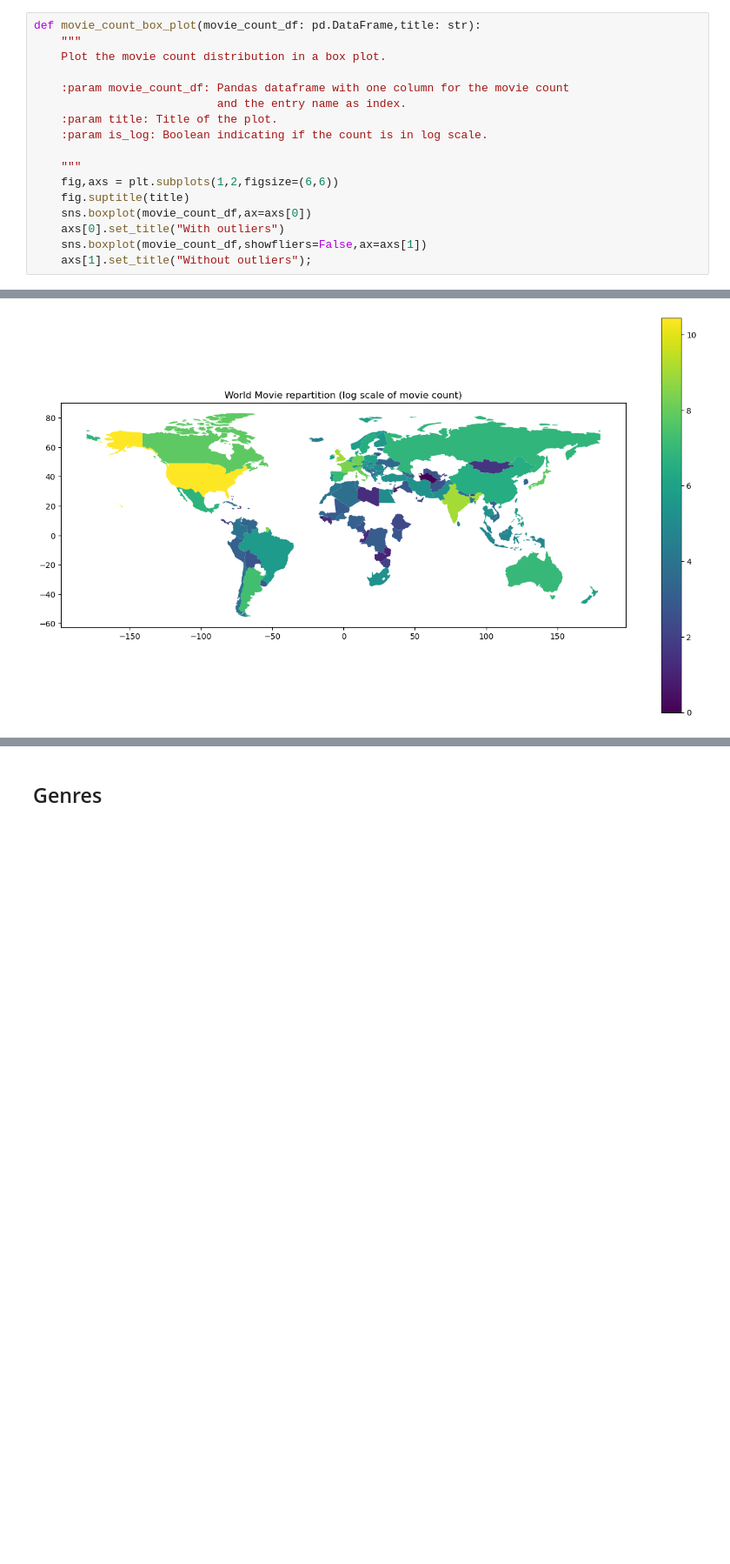
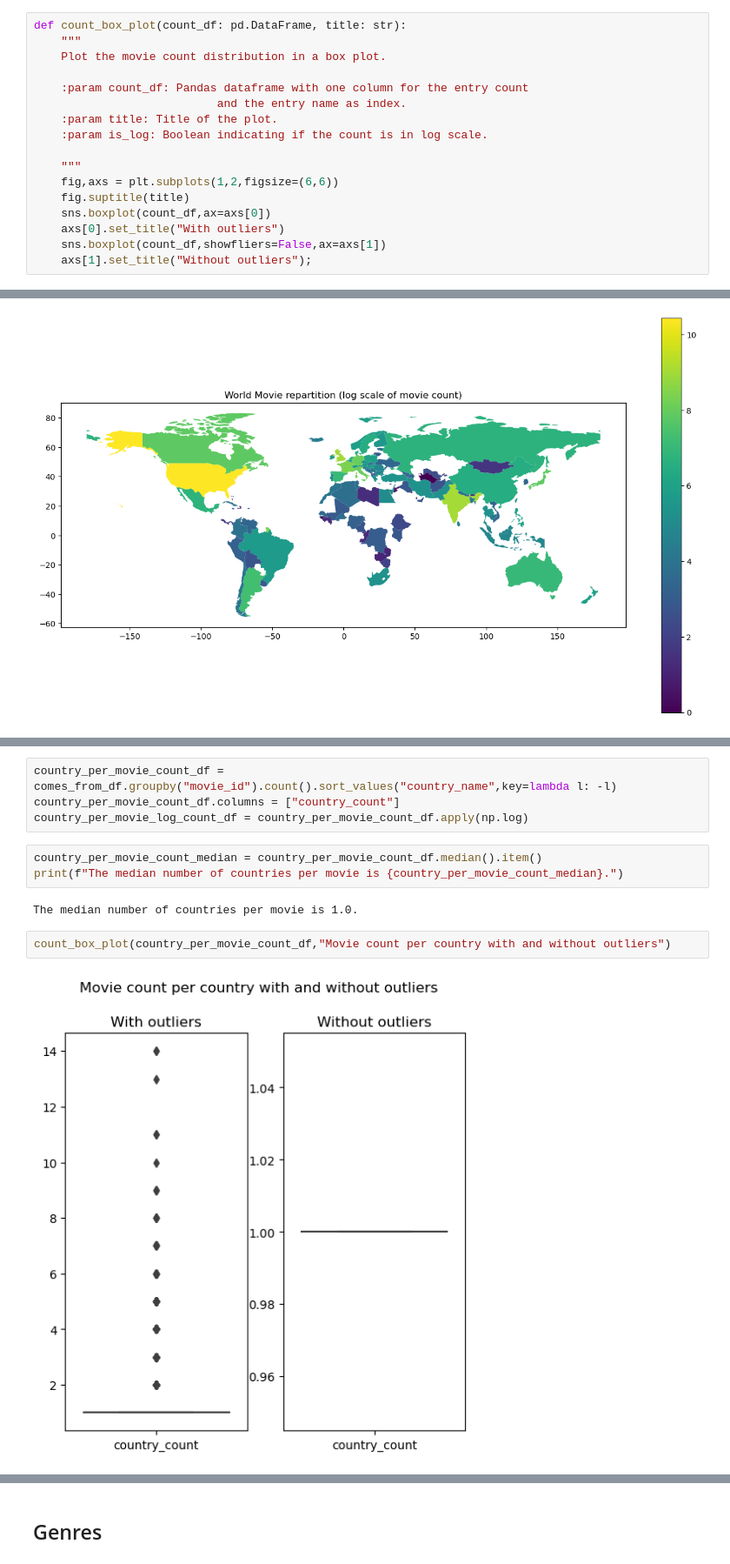
Before and after one commit to epfl-ada/ada-2022-project-zozoz, a Jupyter notebook: src/eda/data_inspection.ipynb, the cells around one changed output, grey strips where cells are left out. Shown at 87% size. Saved outputs shown, nothing was run; the diff lists cells and outputs as text; blank space fills up the shorter version.

```diff
--- a/src/eda/data_inspection.ipynb
+++ b/src/eda/data_inspection.ipynb
@@ -103,11 +103,11 @@ def movie_count_bar_plot(movie_count_df: pd.DataFrame,title: str,is_log=False):
     else:
         ax.set_xlabel("Movie number");
 # %%
-def movie_count_box_plot(movie_count_df: pd.DataFrame,title: str):
+def count_box_plot(count_df: pd.DataFrame, title: str):
     """
     Plot the movie count distribution in a box plot.
 
-    :param movie_count_df: Pandas dataframe with one column for the movie count
+    :param count_df: Pandas dataframe with one column for the entry count
                            and the entry name as index.
     :param title: Title of the plot.
     :param is_log: Boolean indicating if the count is in log scale.
@@ -115,8 +115,8 @@ def movie_count_box_plot(movie_count_df: pd.DataFrame,title: str):
     """
     fig,axs = plt.subplots(1,2,figsize=(6,6))
     fig.suptitle(title)
-    sns.boxplot(movie_count_df,ax=axs[0])
+    sns.boxplot(count_df,ax=axs[0])
     axs[0].set_title("With outliers")
-    sns.boxplot(movie_count_df,showfliers=False,ax=axs[1])
+    sns.boxplot(count_df,showfliers=False,ax=axs[1])
     axs[1].set_title("Without outliers");
 # %%
@@ -250,0 +245,13 @@ world_merge.plot(column="movie_count",legend=True,ax=ax);
+# %%
+country_per_movie_count_df = comes_from_df.groupby("movie_id").count().sort_values("country_name",key=lambda l: -l)
+country_per_movie_count_df.columns = ["country_count"]
+country_per_movie_log_count_df = country_per_movie_count_df.apply(np.log)
+# %%
+country_per_movie_count_median = country_per_movie_count_df.median().item()
+print(f"The median number of countries per movie is {country_per_movie_count_median}.")
+# %% [output]
+The median number of countries per movie is 1.0.
+# %%
+count_box_plot(country_per_movie_count_df,"Movie count per country with and without outliers")
+# %% [output]
+[figure, added]
```
Also changed, not shown: parts of 27 cells of this notebook.
